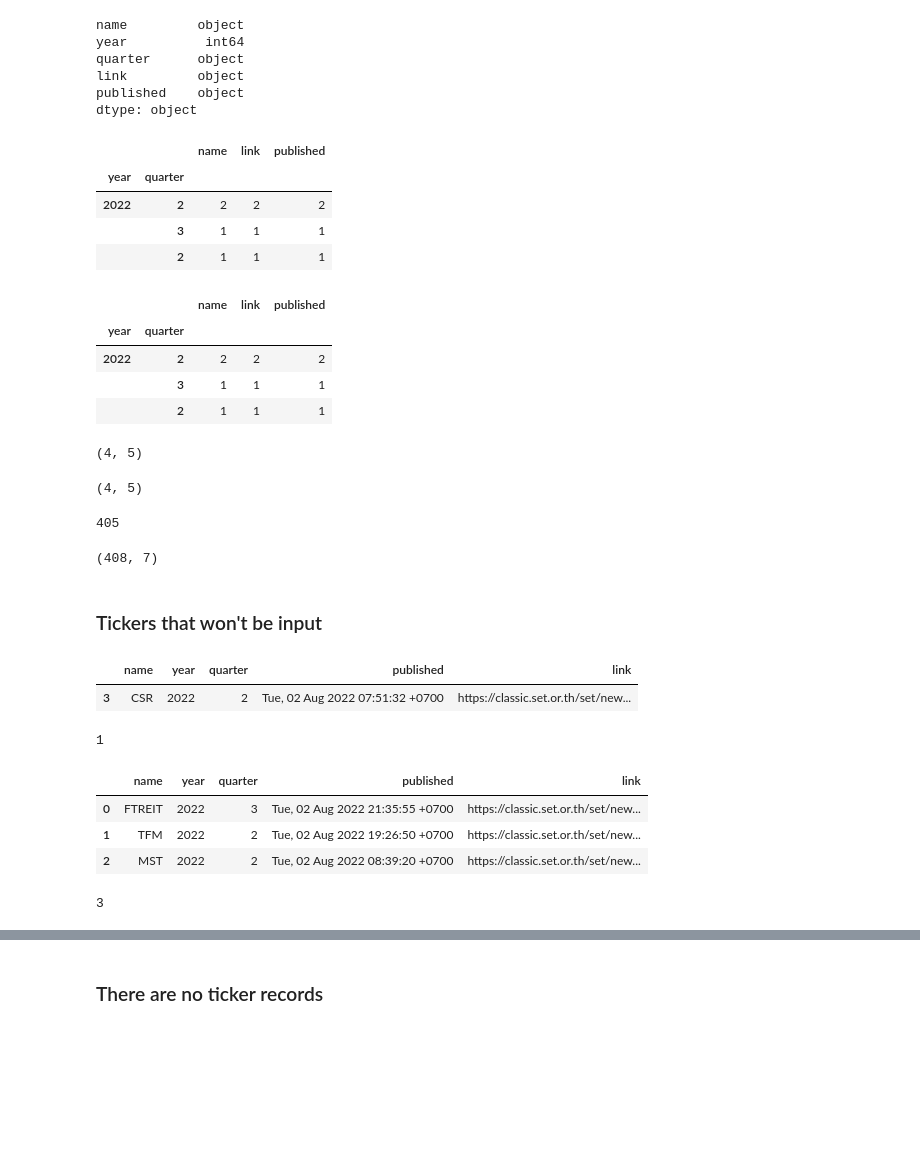
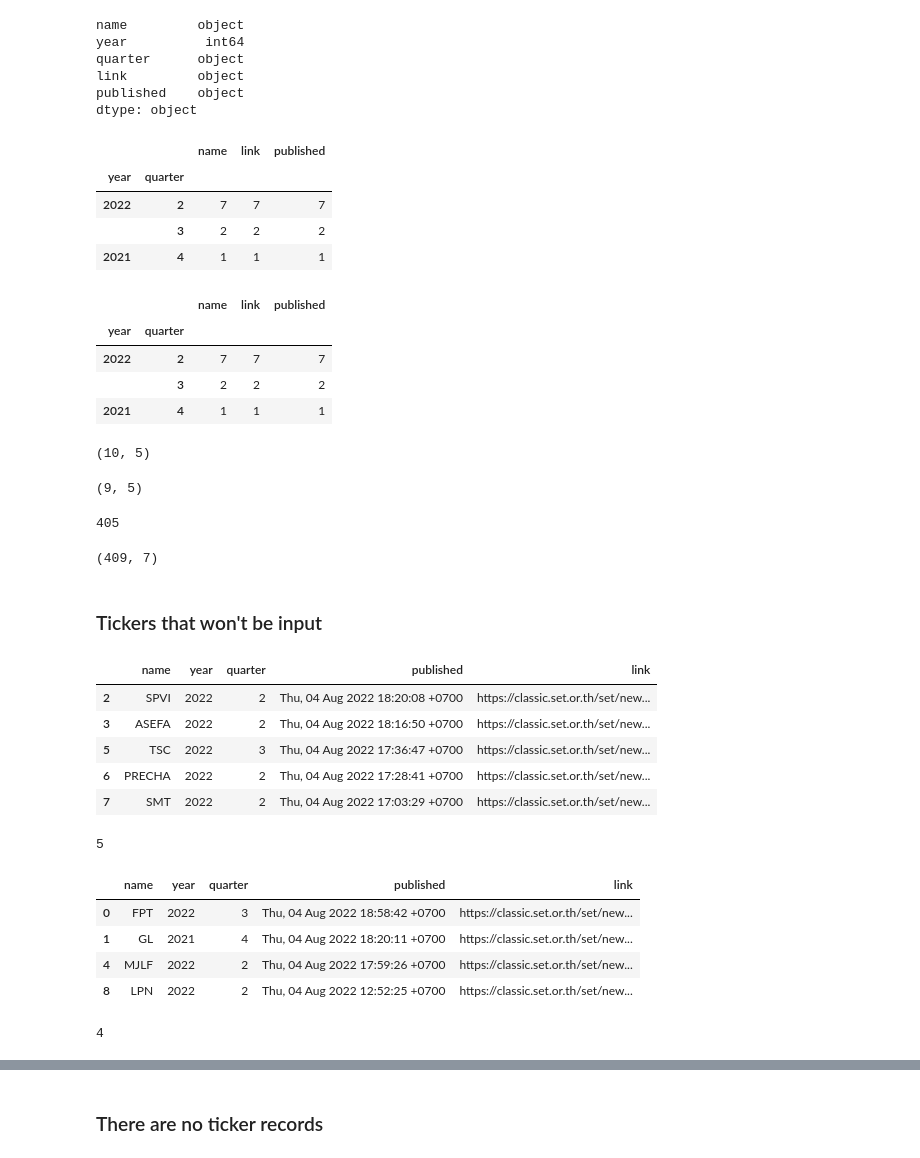
Before and after one commit to santimcs/A8, a Jupyter notebook: Quarterly/010 - FeedReader - F45.ipynb, the cells around one changed output, grey strips where cells are left out. Drawn from its saved outputs; the diff is of its cells as text; code cells hidden in the pictures; blank space fills up the shorter version.

```diff
--- a/Quarterly/010 - FeedReader - F45.ipynb
+++ b/Quarterly/010 - FeedReader - F45.ipynb
@@ -87,33 +102,33 @@ link         object
 published    object
 dtype: object
 # %%
-df.loc[(df.quarter == 'n') ,['year','quarter']] = ['2022','2']
+df.loc[(df.quarter == 'y') ,['year','quarter']] = ['2021','4']
 df.groupby(['year','quarter']).count()
 # %% [output]
 |  |  | name | link | published |
 | year | quarter |  |  |  |
-| 2022 | 2 | 2 | 2 | 2 |
-|  | 3 | 1 | 1 | 1 |
-|  | 2 | 1 | 1 | 1 |
+| 2022 | 2 | 7 | 7 | 7 |
+|  | 3 | 2 | 2 | 2 |
+| 2021 | 4 | 1 | 1 | 1 |
 # %%
 df.quarter = df.quarter.astype(int)
 df.groupby(['year','quarter']).count()
 # %% [output]
 |  |  | name | link | published |
 | year | quarter |  |  |  |
-| 2022 | 2 | 2 | 2 | 2 |
-|  | 3 | 1 | 1 | 1 |
-|  | 2 | 1 | 1 | 1 |
+| 2022 | 2 | 7 | 7 | 7 |
+|  | 3 | 2 | 2 | 2 |
+| 2021 | 4 | 1 | 1 | 1 |
 # %%
 df.shape
 # %% [output]
-(4, 5)
+(10, 5)
 # %%
 ### First equals to latest published pdf file
 df = df.drop_duplicates(subset='name', keep='first')
 df.shape
 # %% [output]
-(4, 5)
+(9, 5)
 # %%
 file_name = 'F45-RAW-' + mmdd_str + '.csv'
 raw_file = raw_path + file_name
@@ -138,7 +153,7 @@ df_exempts.shape[0]
 df_merge = pd.merge(df, df_exempts, on='name', how='outer', indicator=True)
 df_merge.shape
 # %% [output]
-(408, 7)
+(409, 7)
 # %% [markdown]
 ### Tickers that won't be input
 # %%
@@ -152,11 +167,15 @@ in_exempts.quarter = in_exempts.quarter.astype(int)
 in_exempts.sort_values(by=['published'],ascending=[False])
 # %% [output]
 |  | name | year | quarter | published | link |
-| 3 | CSR | 2022 | 2 | Tue, 02 Aug 2022 07:51:32 +0700 | https://classic.set.or.th/set/new... |
+| 2 | SPVI | 2022 | 2 | Thu, 04 Aug 2022 18:20:08 +0700 | https://classic.set.or.th/set/new... |
+| 3 | ASEFA | 2022 | 2 | Thu, 04 Aug 2022 18:16:50 +0700 | https://classic.set.or.th/set/new... |
+| 5 | TSC | 2022 | 3 | Thu, 04 Aug 2022 17:36:47 +0700 | https://classic.set.or.th/set/new... |
+| 6 | PRECHA | 2022 | 2 | Thu, 04 Aug 2022 17:28:41 +0700 | https://classic.set.or.th/set/new... |
+| 7 | SMT | 2022 | 2 | Thu, 04 Aug 2022 17:03:29 +0700 | https://classic.set.or.th/set/new... |
 # %%
 in_exempts.sort_values(by=['published'],ascending=[False]).shape[0]
 # %% [output]
-1
+5
 # %%
 df_out = df_merge.loc[
     df_merge['_merge'] == 'left_only',
@@ -167,14 +186,15 @@ df_out.quarter = df_out.quarter.astype(int)
 df_out.sort_values(by=['published'],ascending=[False])
 # %% [output]
 |  | name | year | quarter | published | link |
-| 0 | FTREIT | 2022 | 3 | Tue, 02 Aug 2022 21:35:55 +0700 | https://classic.set.or.th/set/new... |
-| 1 | TFM | 2022 | 2 | Tue, 02 Aug 2022 19:26:50 +0700 | https://classic.set.or.th/set/new... |
-| 2 | MST | 2022 | 2 | Tue, 02 Aug 2022 08:39:20 +0700 | https://classic.set.or.th/set/new... |
+| 0 | FPT | 2022 | 3 | Thu, 04 Aug 2022 18:58:42 +0700 | https://classic.set.or.th/set/new... |
+| 1 | GL | 2021 | 4 | Thu, 04 Aug 2022 18:20:11 +0700 | https://classic.set.or.th/set/new... |
+| 4 | MJLF | 2022 | 2 | Thu, 04 Aug 2022 17:59:26 +0700 | https://classic.set.or.th/set/new... |
+| 8 | LPN | 2022 | 2 | Thu, 04 Aug 2022 12:52:25 +0700 | https://classic.set.or.th/set/new... |
 # %%
 #df_out = df_out.drop(df_out.index[df_out['name'] == "SCC"])
 df_out.shape[0]
 # %% [output]
-3
+4
 # %%
 sql = '''
 SELECT *
```
Also changed, not shown: parts of 11 cells of this notebook, 25 other files.
